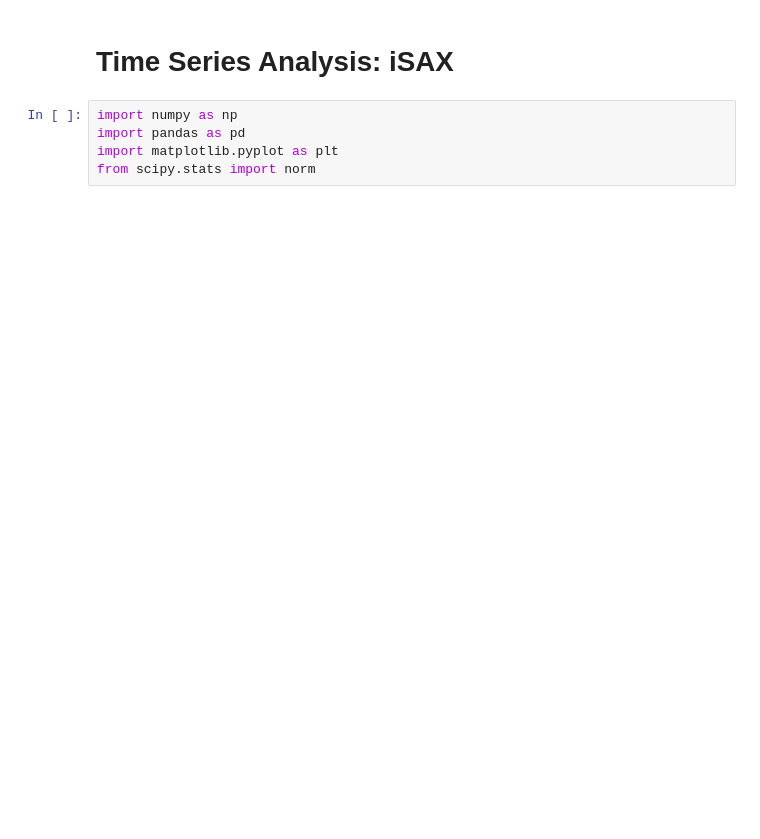
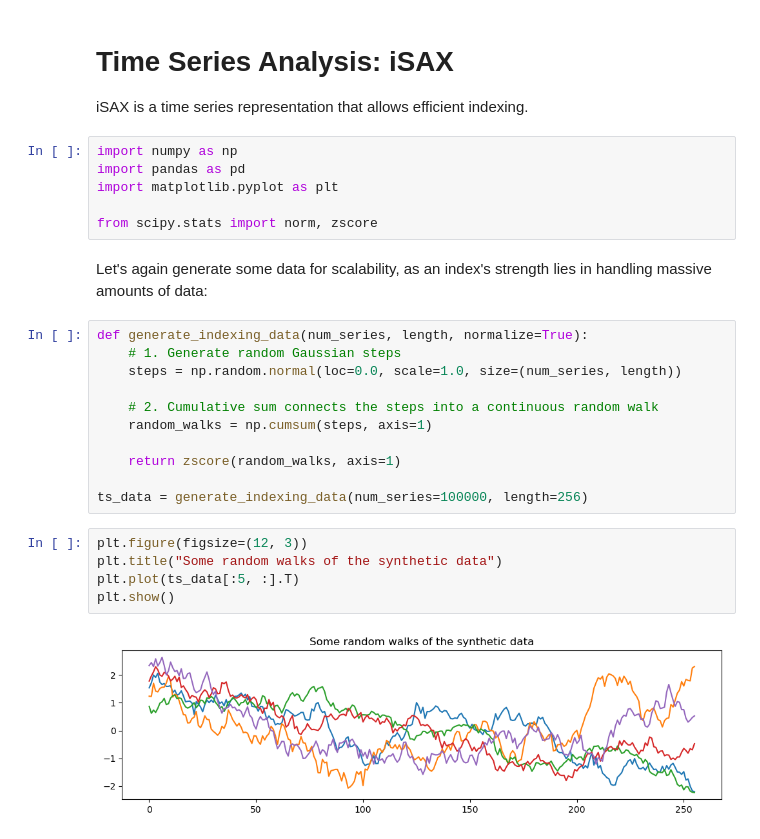
Before and after one commit to moritzspuehler/unibz-tsa-lecture-examples, a Jupyter notebook: tsa05_iSAX.ipynb, the cells around one changed output. Drawn from its saved outputs; the diff is of its cells as text; blank space fills up the shorter version.

```diff
--- a/tsa05_iSAX.ipynb
+++ b/tsa05_iSAX.ipynb
@@ -1,9 +1,32 @@
 # %% [markdown]
 # Time Series Analysis: iSAX
+
+iSAX is a time series representation that allows efficient indexing.
 # %%
 import numpy as np
 import pandas as pd
 import matplotlib.pyplot as plt
-from scipy.stats import norm
+
+from scipy.stats import norm, zscore
+# %% [markdown]
+Let's again generate some data for scalability, as an index's strength lies in handling massive amounts of data:
+# %%
+def generate_indexing_data(num_series, length, normalize=True):
+    # 1. Generate random Gaussian steps
+    steps = np.random.normal(loc=0.0, scale=1.0, size=(num_series, length))
+
+    # 2. Cumulative sum connects the steps into a continuous random walk
+    random_walks = np.cumsum(steps, axis=1)
+
+    return zscore(random_walks, axis=1)
+
+ts_data = generate_indexing_data(num_series=100000, length=256)
+# %%
+plt.figure(figsize=(12, 3))
+plt.title("Some random walks of the synthetic data")
+plt.plot(ts_data[:5, :].T)
+plt.show()
+# %% [output]
+[figure, added]
 # %% [markdown]
 ## 1. iSAX Representation
```
Also changed, not shown: parts of 28 cells of this notebook.
